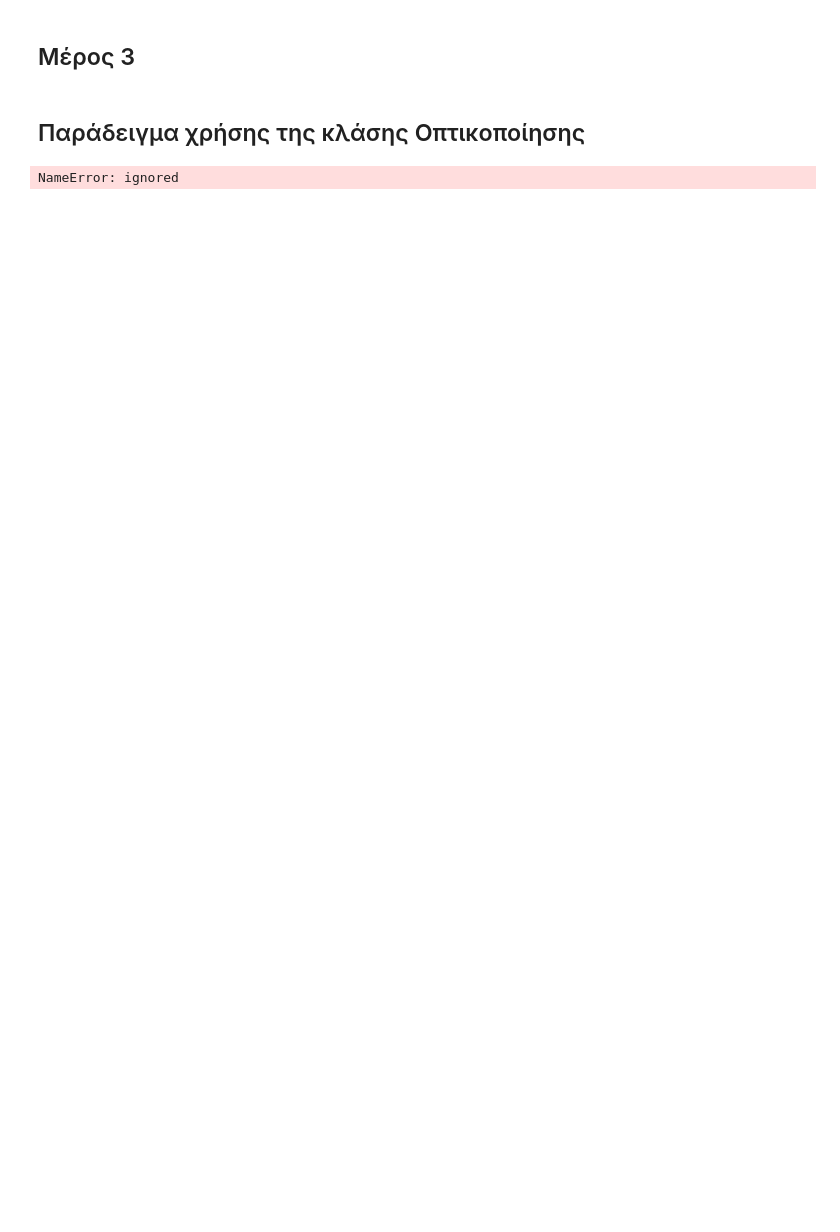
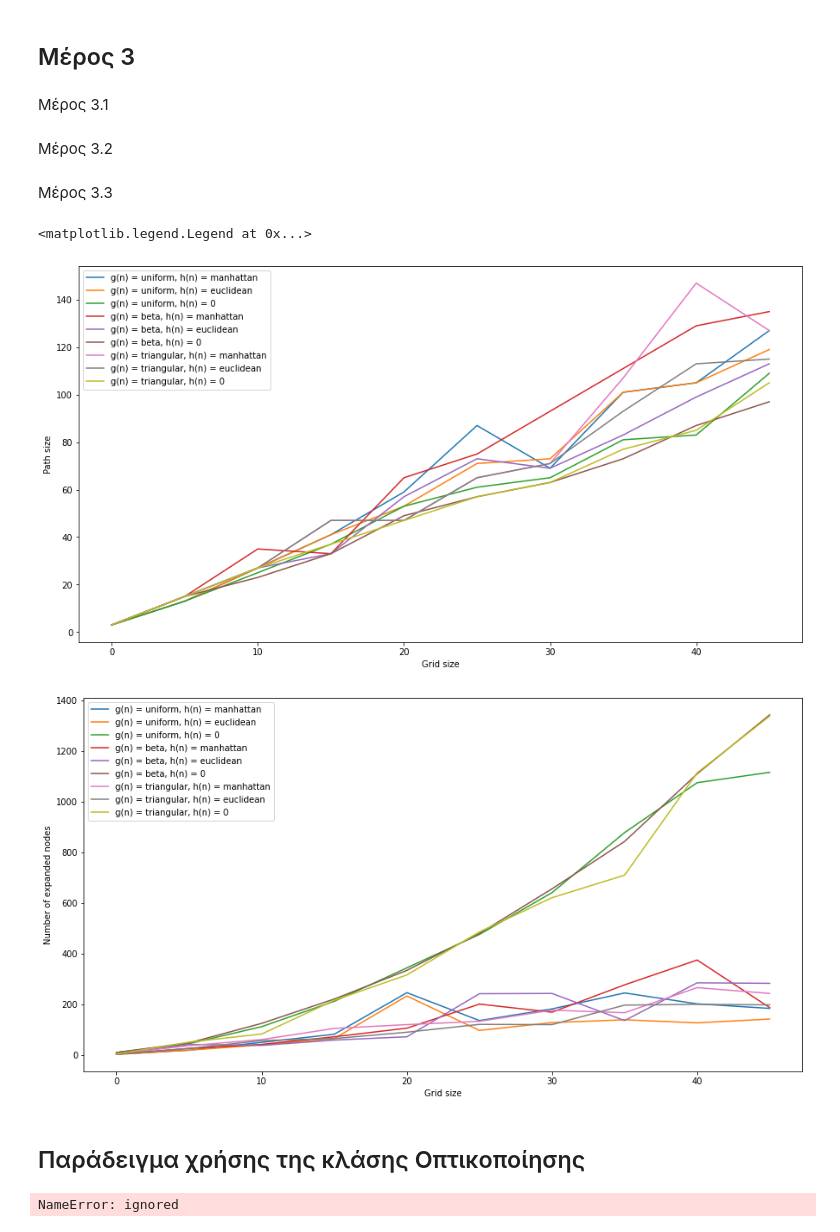
Before and after one commit to ChristosHadjichristofi/Artificial-Intelligence-NTUA, a Jupyter notebook: Lab 1/astar.ipynb, the cells around one changed output. Saved outputs shown, nothing was run; the diff lists cells and outputs as text; code cells hidden in the pictures; blank space fills up the shorter version.

```diff
--- a/Lab 1/astar.ipynb
+++ b/Lab 1/astar.ipynb
@@ -449,0 +441,2 @@ map.draw_map(S, F, pf5.get_path())
+# %% [markdown]
+Μέρος 3.1
@@ -449,0 +577,2 @@ map.draw_map(S, F, pf5.get_path())
+# %% [markdown]
+Μέρος 3.2
@@ -450,3 +673,69 @@ map.draw_map(S, F, pf5.get_path())
+# %% [markdown]
+Μέρος 3.3
+# %%
+import math
+
+maxGridSize = 50
+
+path_size = np.zeros((9,maxGridSize//5), dtype=np.int32)
+clList_size = np.zeros((9,maxGridSize//5), dtype=np.int32)
+i=0
+
+for cnt in range (5,maxGridSize+1,5):
+  N = cnt
+  S = (2, 2)
+  F = (cnt-2, cnt-2)
+
+  # g(n) = uniform
+  map = grid(N, S, F, lambda: np.random.uniform())
+  pf1 = pathfinder(S, F, map, lambda x, y: abs(x-F[0]) + abs(y-F[1]))
+  (path_size[0][i], clList_size[0][i]) = pf1.get_path()
+  pf2 = pathfinder(S, F, map, lambda x, y: math.sqrt((x-F[0])**2 + (y-F[1])**2))
+  (path_size[1][i], clList_size[1][i]) = pf2.get_path()
+  pf3 = pathfinder(S, F, map, lambda x, y: 0)
+  (path_size[2][i], clList_size[2][i]) = pf3.get_path()
+
+  # g(n) = beta
+  map2 = grid(N, S, F, lambda: np.random.beta(2,2))
+  pf4 = pathfinder(S, F, map2, lambda x, y: abs(x-F[0]) + abs(y-F[1]))
+  (path_size[3][i], clList_size[3][i]) = pf4.get_path()
+  pf5 = pathfinder(S, F, map2, lambda x, y: math.sqrt((x-F[0])**2 + (y-F[1])**2))
+  (path_size[4][i], clList_size[4][i]) = pf5.get_path()
+  pf6 = pathfinder(S, F, map2, lambda x, y: 0)
+  (path_size[5][i], clList_size[5][i]) = pf6.get_path()
+
+  # g(n) = triangular
+  map3 = grid(N, S, F, lambda: np.random.triangular(0,0.5,1))
+  pf7 = pathfinder(S, F, map3, lambda x, y: abs(x-F[0]) + abs(y-F[1]))
+  (path_size[6][i], clList_size[6][i]) = pf7.get_path()
+  pf8 = pathfinder(S, F, map3, lambda x, y: math.sqrt((x-F[0])**2 + (y-F[1])**2))
+  (path_size[7][i], clList_size[7][i]) = pf8.get_path()
+  pf9 = pathfinder(S, F, map3, lambda x, y: 0)
+  (path_size[8][i], clList_size[8][i]) = pf9.get_path()
+
+  i+=1
+
+xaxis = np.arange(0.0, 50.0, 5)
+legend_list = ["g(n) = uniform, h(n) = manhattan","g(n) = uniform, h(n) = euclidean","g(n) = uniform, h(n) = 0",
+             "g(n) = beta, h(n) = manhattan","g(n) = beta, h(n) = euclidean","g(n) = beta, h(n) = 0",
+             "g(n) = triangular, h(n) = manhattan","g(n) = triangular, h(n) = euclidean","g(n) = triangular, h(n) = 0"]
+plt.figure(figsize = (15,8))
+plt.xlabel("Grid size")
+plt.ylabel("Path size")
+for i in range (0,9):
+  plt.plot(xaxis, path_size[i], label = legend_list[i])
+plt.legend()
+
+plt.figure(figsize = (15,8))
+plt.xlabel("Grid size")
+plt.ylabel("Number of expanded nodes")
+for i in range (0,9):
+  plt.plot(xaxis, clList_size[i], label = legend_list[i])
+plt.legend()
+# %% [output]
+<matplotlib.legend.Legend at 0x...>
+[figure, added]
+[figure, added]
 # %% [markdown]
 ## Παράδειγμα χρήσης της κλάσης Οπτικοποίησης
 # %%
```
Also changed, not shown: parts of 8 cells of this notebook.
